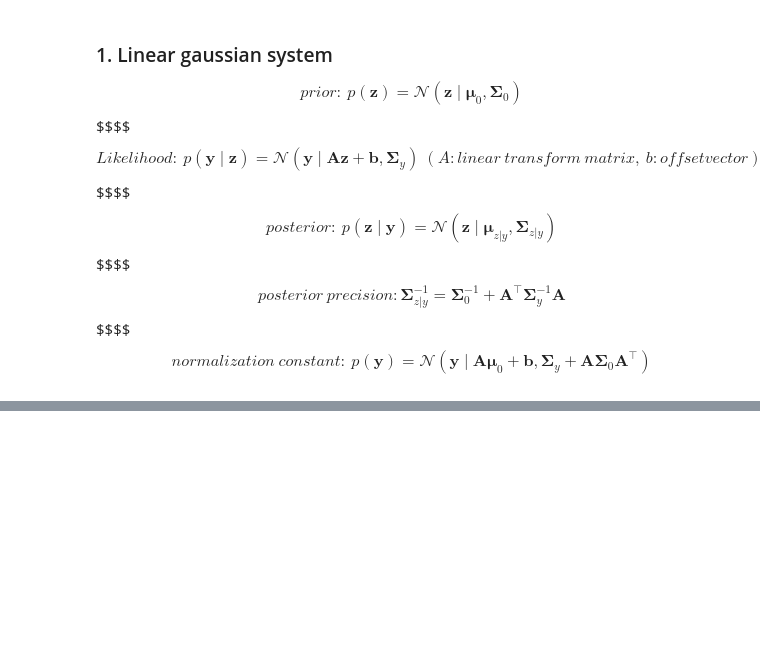
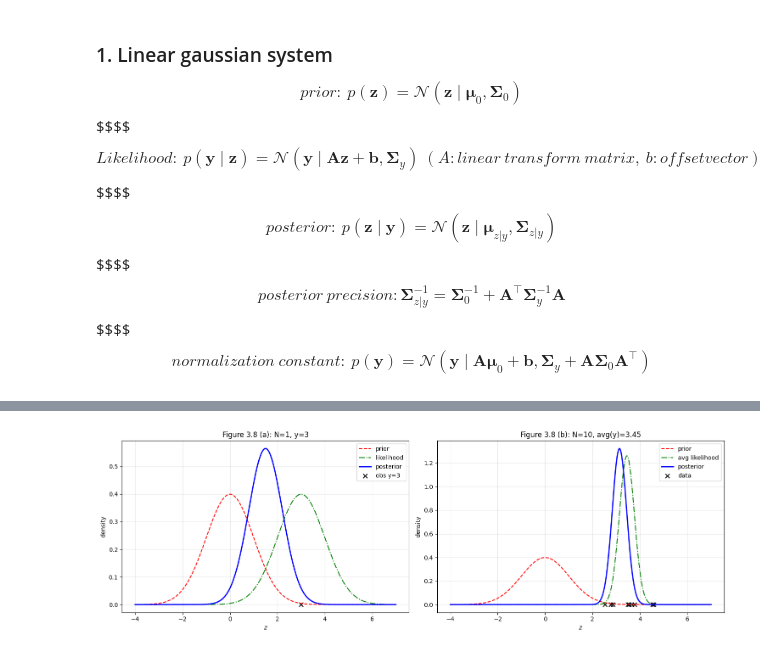
Before and after one commit to sousky-j/ML_study, a Jupyter notebook: 260222.ipynb, the cells around one changed output, grey strips where cells are left out. Cells and saved outputs as stored; diff of their text form; code cells hidden in the pictures; blank space fills up the shorter version.

Commit message:
[260223:add] study scalar estimation (posterior mean)

```diff
--- a/260222.ipynb
+++ b/260222.ipynb
@@ -54,0 +12,59 @@ plt.show()
+# %%
+import numpy as np
+import matplotlib.pyplot as plt
+from scipy.stats import norm
+
+def plot_inference(ax, data, title):
+    # 파라미터 설정
+    mu_0, sigma_0 = 0, 1     # Prior: N(0, 1)
+    sigma_y = 1              # Noise: N(z, 1)
+
+    # 정밀도 계산 (lambda = 1/sigma^2)
+    lambda_0 = 1 / (sigma_0**2)
+    lambda_y = 1 / (sigma_y**2)
+
+    # 데이터 요약
+    n = len(data)
+    y_bar = np.mean(data)
+
+    # 사후 분포 계산 (p.154 정보 형태)
+    lambda_n = lambda_0 + n * lambda_y
+    sigma_n = np.sqrt(1 / lambda_n)
+    mu_n = (lambda_0 * mu_0 + n * lambda_y * y_bar) / lambda_n
+
+    # 시각화 데이터 생성
+    x = np.linspace(-4, 7, 500)
+    prior = norm.pdf(x, mu_0, sigma_0)
+    posterior = norm.pdf(x, mu_n, sigma_n)
+
+    # 개별 데이터의 Likelihood (평균적 위치 표시를 위해 y_bar 기준)
+    likelihood = norm.pdf(x, y_bar, sigma_y / np.sqrt(n) if n > 0 else sigma_y)
+
+    # 그리기
+    ax.plot(x, prior, 'r--', label='prior', linewidth=1.5)
+    ax.plot(x, likelihood, 'g-.', label='likelihood' if n==1 else 'avg likelihood', linewidth=1.5)
+    ax.plot(x, posterior, 'b-', label='posterior', linewidth=2)
+
+    # 실제 데이터 위치 표시
+    ax.scatter(data, np.zeros_like(data), color='k', marker='x', s=50, label='data' if n>1 else 'obs y=3')
+
+    ax.set_title(title)
+    ax.set_xlabel("$z$")
+    ax.set_ylabel("density")
+    ax.legend()
+    ax.grid(True, alpha=0.3)
+
+# 데이터 준비
+data_a = [3]  # (a) 단일 관측
+np.random.seed(42)
+data_b = np.random.normal(3, 1, 10)  # (b) 10개의 관측 (평균 3 근처)
+
+# 시각화
+fig, (ax1, ax2) = plt.subplots(1, 2, figsize=(15, 5))
+plot_inference(ax1, data_a, "Figure 3.8 (a): N=1, y=3")
+plot_inference(ax2, data_b, f"Figure 3.8 (b): N=10, avg(y)={np.mean(data_b):.2f}")
+
+plt.tight_layout()
+plt.show()
+# %% [output]
+[figure, added]
```
Also changed, not shown: parts of 1 cell of this notebook, 1 other file.
